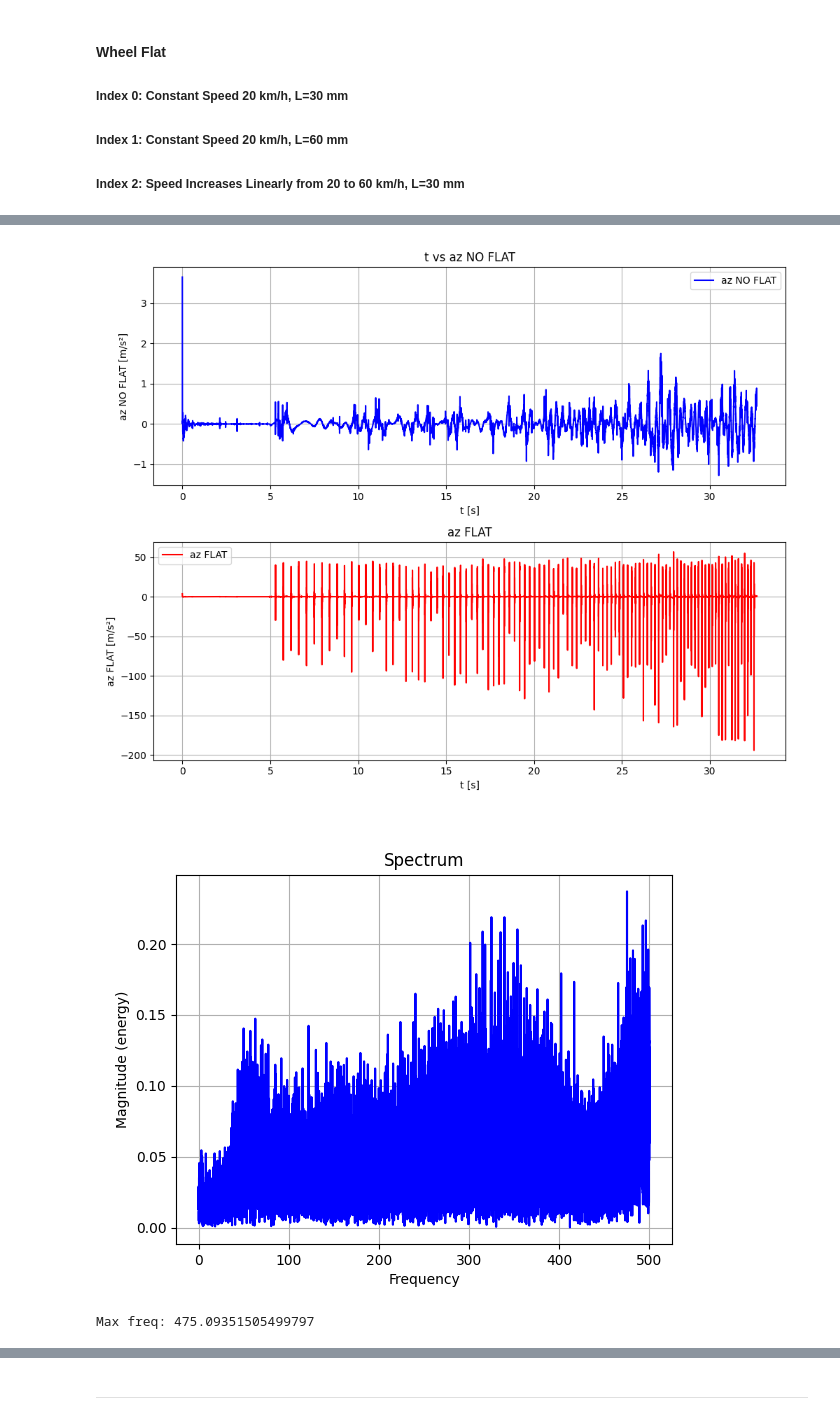
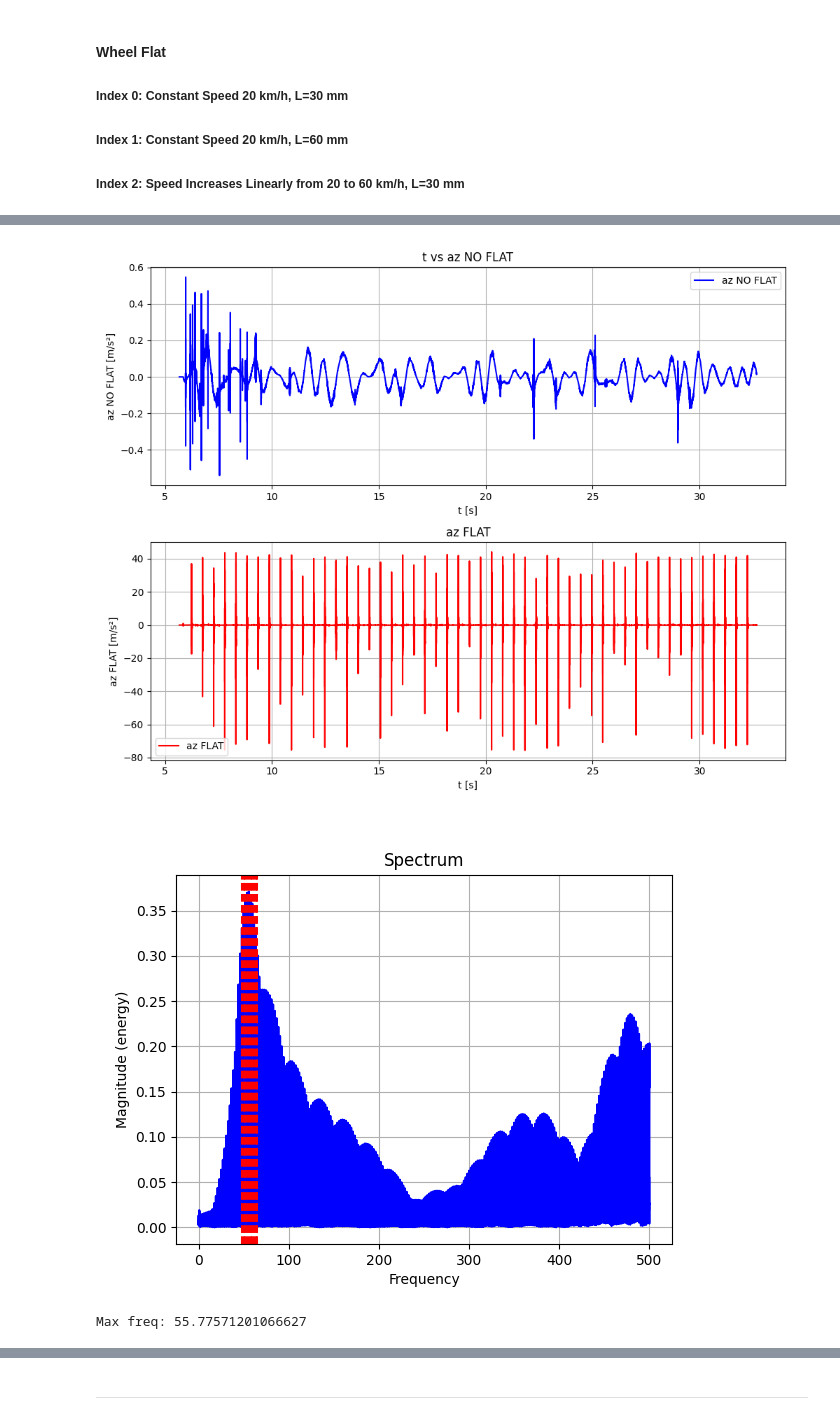
Before and after one commit to androdl96/FlatWheels, a Jupyter notebook: new_simulations.ipynb, the cells around one changed output, grey strips where cells are left out. Cells and saved outputs as stored; diff of their text form; code cells hidden in the pictures.

```diff
--- a/new_simulations.ipynb
+++ b/new_simulations.ipynb
@@ -11,8 +11,8 @@ wf_30_cte20=pd.read_csv("data/L030_TI_High_VEL020_fs1000.csv")
 wf_30_var2060_27000 = wf_30_var2060.tail(27001)
 wf_30_var2060_27000.reset_index(drop=True, inplace=True)
 
-WF_Sx=(wf_30_cte20,wf_60_cte20,wf_30_var2060)
-#WF_Sx=(wf_30_cte20,wf_60_cte20,wf_30_var2060_27000)
+#WF_Sx=(wf_30_cte20,wf_60_cte20,wf_30_var2060)
+WF_Sx=(wf_30_cte20,wf_60_cte20,wf_30_var2060_27000)
 
 WF_Sx[-1].tail()
 # %% [output]
@@ -47,7 +79,7 @@ def matricial_IGD(f_fail, fs, Sx_env, Λ=10, D_lambda=1/16):
 ##### Index 1: Constant Speed 20 km/h, L=60 mm
 ##### Index 2: Speed Increases Linearly from 20 to 60 km/h, L=30 mm
 # %%
-index = 2
+index = 0
 
 t = WF_Sx[index]['t [s]'].to_numpy()
 az_no_flat = WF_Sx[index]['az NO FLAT [m/s2]'].to_numpy()
@@ -110,22 +144,22 @@ plt.tight_layout()
 # Mostrar los gráficos
 plt.show()
 # %% [output]
-[figure, old version]
+[figure, new version]
 # %%
 plt.close('all')
 %matplotlib widget
 plt.title("Spectrum")
 spectrum=plt.magnitude_spectrum(az_with_flat, Fs=fs, color='blue')
 if index<2:
-    for i in range(1, 100):
+    for i in range(25, 35):
         plt.axvline(x=i*fr, color='red', linestyle='--', label=f'{i}*fr' if i == 1 else None)
 plt.grid(True)
 plt.show()
 
 print('Max freq:',spectrum[1][np.argmax(spectrum[0])])
 # %% [output]
-[figure, old version]
+[figure, new version]
-Max freq: 475.09351505499797
+Max freq: 55.77571201066627
 # %%
 plt.close('all')
 Sx_flat_env=np.abs(signal.hilbert(az_with_flat))
```
Also changed, not shown: parts of 22 cells of this notebook, 1 other file.
